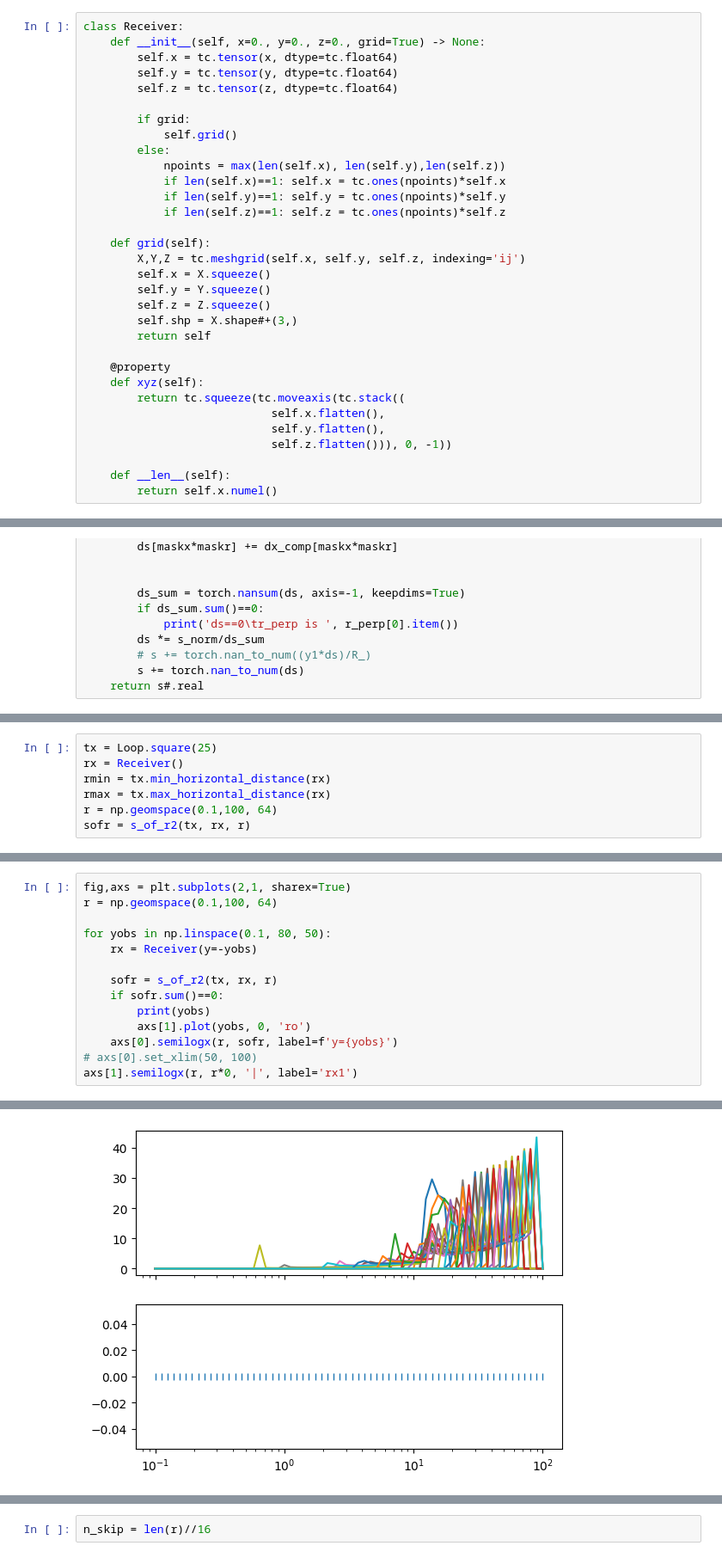
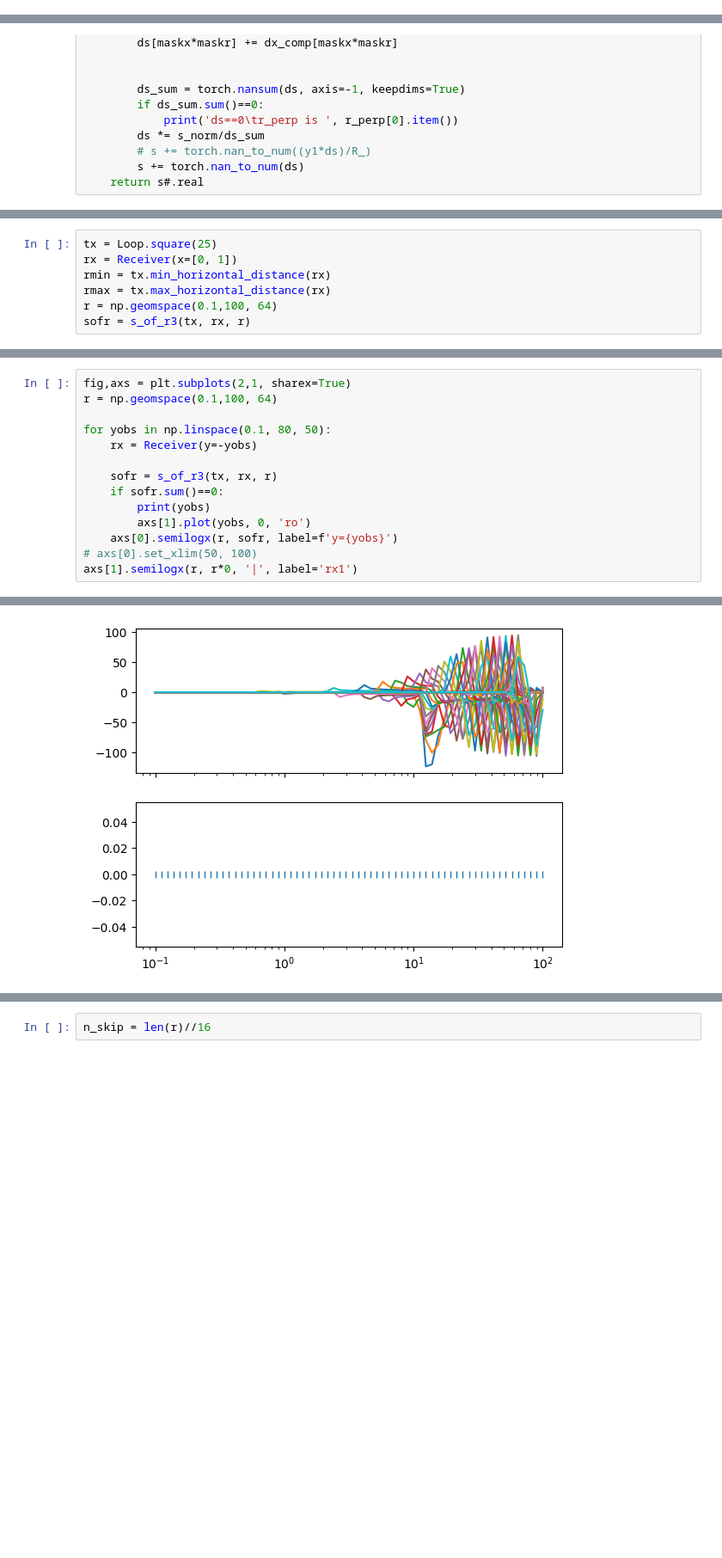
Before and after one commit to hydrogeophysicsgroup/anemone, a Jupyter notebook: prototyping/sofr_nearest_approximation.ipynb, the cells around one changed output, grey strips where cells are left out. Shown at 86% size. Saved outputs shown, nothing was run; the diff lists cells and outputs as text; blank space fills up the shorter version.

Commit message:
looks promising for boerner method (formerly called sofr)

```diff
--- a/prototyping/sofr_nearest_approximation.ipynb
+++ b/prototyping/sofr_nearest_approximation.ipynb
@@ -49,38 +49,6 @@ class Forward2:
         self.sigma = (sigma     + 0j).to(self.device)[...,None]
         self.thick = (thickness + 0j).to(self.device)[...,None]
         return self.forward()#.real*c.mu0
-# %%
-class Receiver:
-    def __init__(self, x=0., y=0., z=0., grid=True) -> None:
-        self.x = tc.tensor(x, dtype=tc.float64)
-        self.y = tc.tensor(y, dtype=tc.float64)
-        self.z = tc.tensor(z, dtype=tc.float64)
-
-        if grid:
-            self.grid()
-        else:
-            npoints = max(len(self.x), len(self.y),len(self.z))
-            if len(self.x)==1: self.x = tc.ones(npoints)*self.x
-            if len(self.y)==1: self.y = tc.ones(npoints)*self.y
-            if len(self.z)==1: self.z = tc.ones(npoints)*self.z
-
-    def grid(self):
-        X,Y,Z = tc.meshgrid(self.x, self.y, self.z, indexing='ij')
-        self.x = X.squeeze()
-        self.y = Y.squeeze()
-        self.z = Z.squeeze()
-        self.shp = X.shape#+(3,)
-        return self
-
-    @property
-    def xyz(self):
-        return tc.squeeze(tc.moveaxis(tc.stack((
-                            self.x.flatten(),
-                            self.y.flatten(),
-                            self.z.flatten())), 0, -1))
-
-    def __len__(self):
-        return self.x.numel()
 # %%
 def r_edges(r):
     dR_alpha = torch.sqrt(r[1]/r[0])
@@ -167,10 +211,10 @@ def s_of_r2(self, rx, R):
 # %%
 tx = Loop.square(25)
-rx = Receiver()
+rx = Receiver(x=[0, 1])
 rmin = tx.min_horizontal_distance(rx)
 rmax = tx.max_horizontal_distance(rx)
 r = np.geomspace(0.1,100, 64)
-sofr = s_of_r2(tx, rx, r)
+sofr = s_of_r3(tx, rx, r)
 # %%
 tx = Loop.square(25)
 rx1 = Receiver(x=-5, y=-13)
@@ -185,20 +229,20 @@ sofr3 = s_of_r2(tx, rx3, r)
 # %%
 fig,axs = plt.subplots(2,1, sharex=True)
 r = np.geomspace(0.1,100, 64)
 
 for yobs in np.linspace(0.1, 80, 50):
     rx = Receiver(y=-yobs)
 
-    sofr = s_of_r2(tx, rx, r)
+    sofr = s_of_r3(tx, rx, r)
     if sofr.sum()==0:
         print(yobs)
         axs[1].plot(yobs, 0, 'ro')
     axs[0].semilogx(r, sofr, label=f'y={yobs}')
 # axs[0].set_xlim(50, 100)
 axs[1].semilogx(r, r*0, '|', label='rx1')
 # %% [output]
 [<matplotlib.lines.Line2D at 0x...>]
-[figure, old version]
+[figure, new version]
 # %%
 sofr.sum()
 # %% [output]
```
Also changed, not shown: parts of 7 cells of this notebook, 5 other files.
